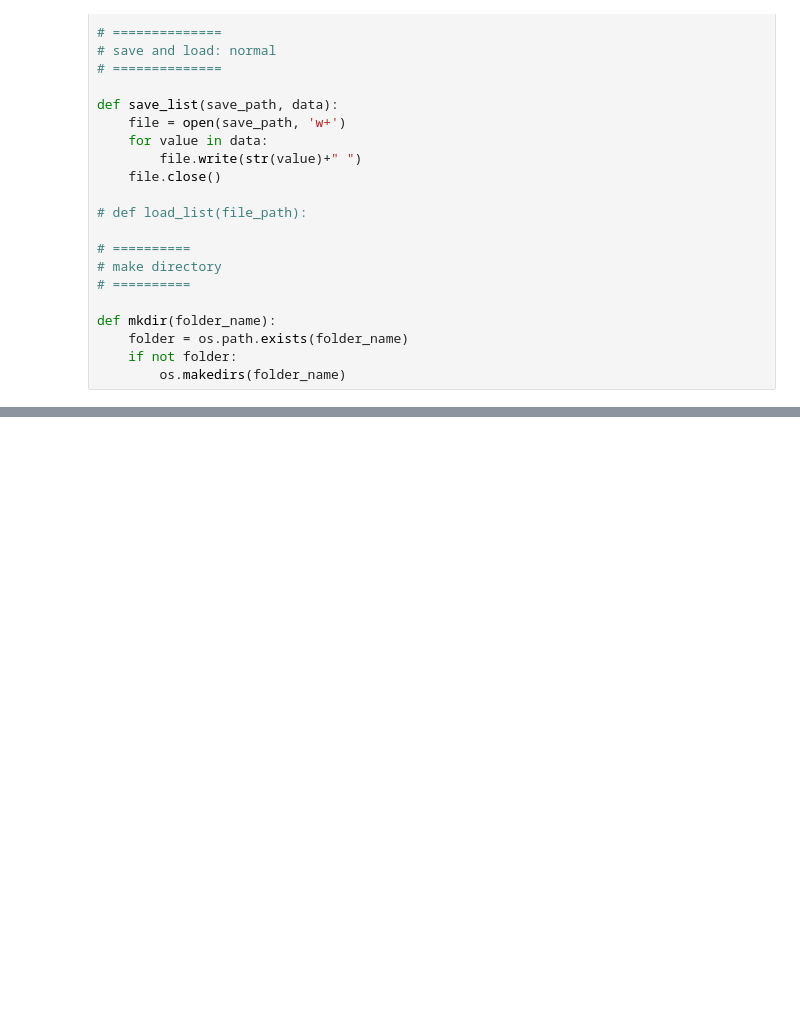
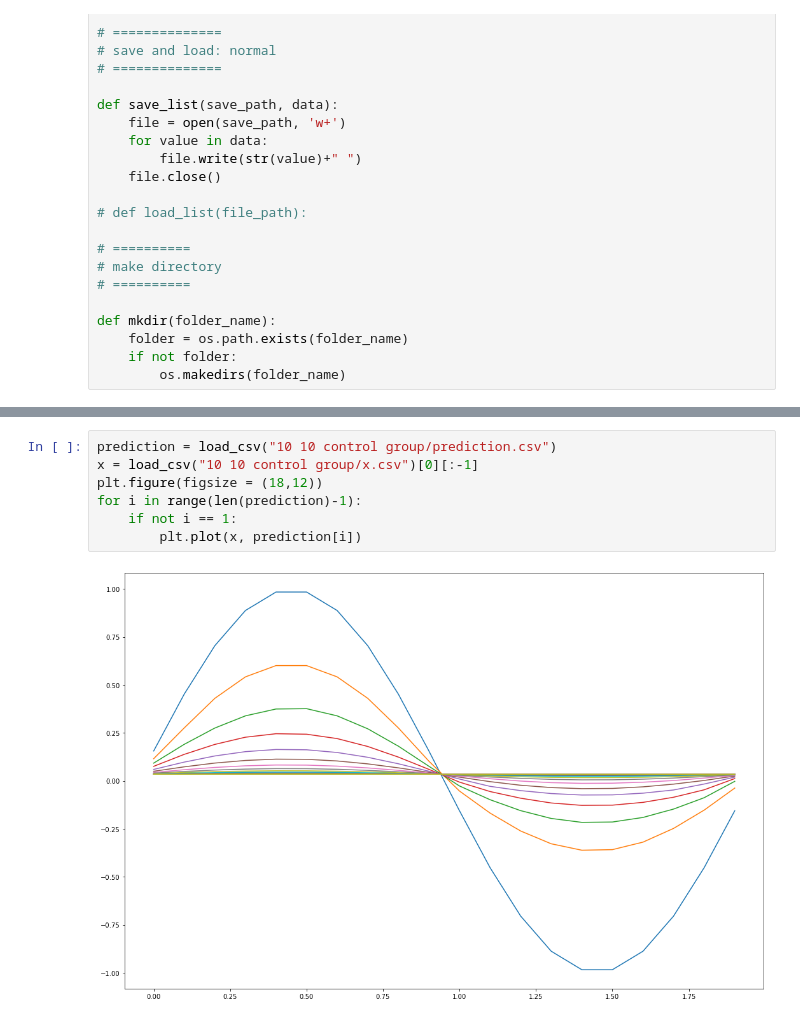
Before and after one commit to ZizhengYang/Summer-ResNet-solve-PDE-research-code, a Jupyter notebook: ResNet + PDE --- xx [3.0] graphing.ipynb, the cells around one changed output, grey strips where cells are left out. Saved outputs shown, nothing was run; the diff lists cells and outputs as text; blank space fills up the shorter version.

```diff
--- a/ResNet + PDE --- xx [3.0] graphing.ipynb
+++ b/ResNet + PDE --- xx [3.0] graphing.ipynb
@@ -71,0 +102,9 @@ def mkdir(folder_name):
+# %%
+prediction = load_csv("10 10 control group/prediction.csv")
+x = load_csv("10 10 control group/x.csv")[0][:-1]
+plt.figure(figsize = (18,12))
+for i in range(len(prediction)-1):
+    if not i == 1:
+        plt.plot(x, prediction[i])
+# %% [output]
+[figure, added]
```
Also changed, not shown: parts of 4 cells of this notebook, 35 other files.
